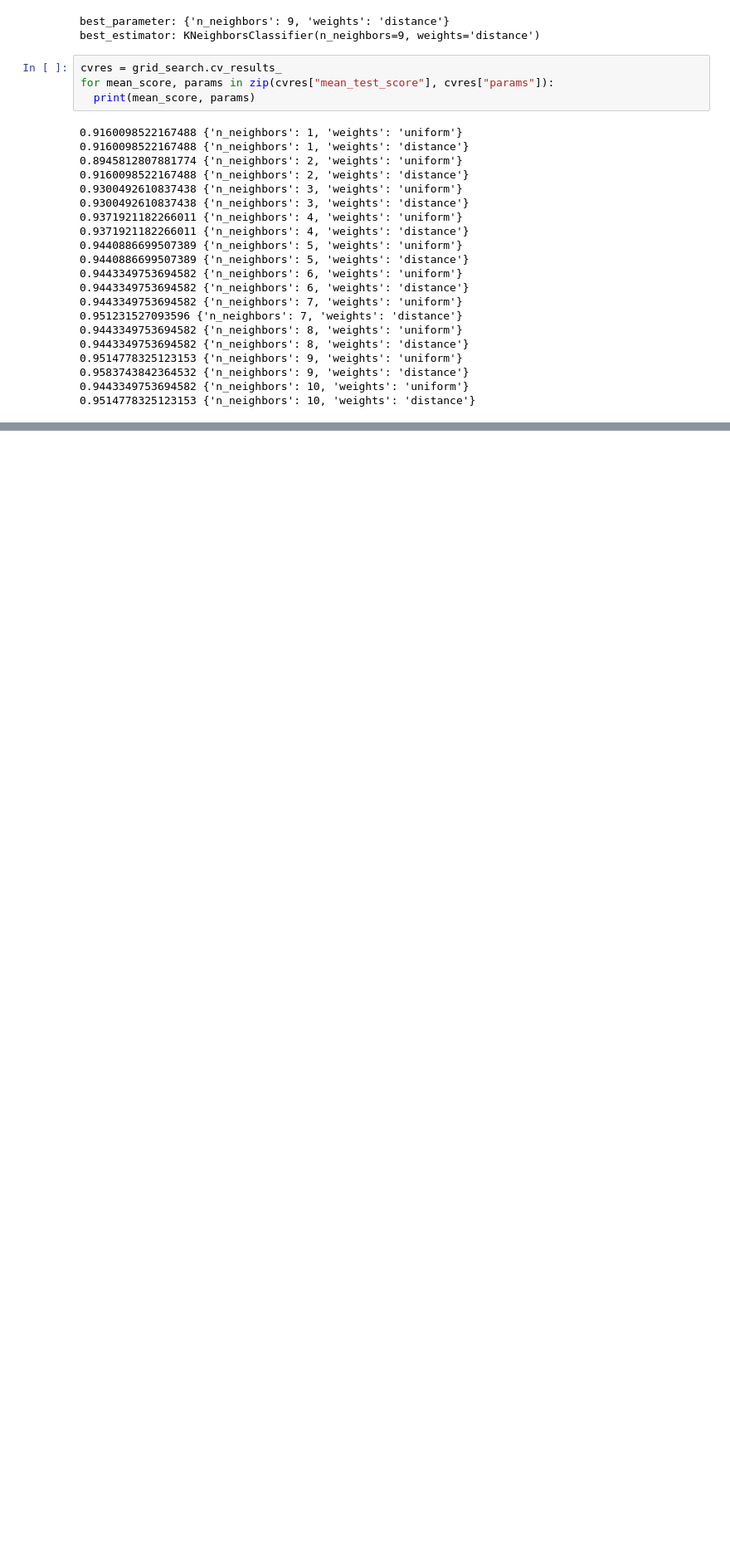
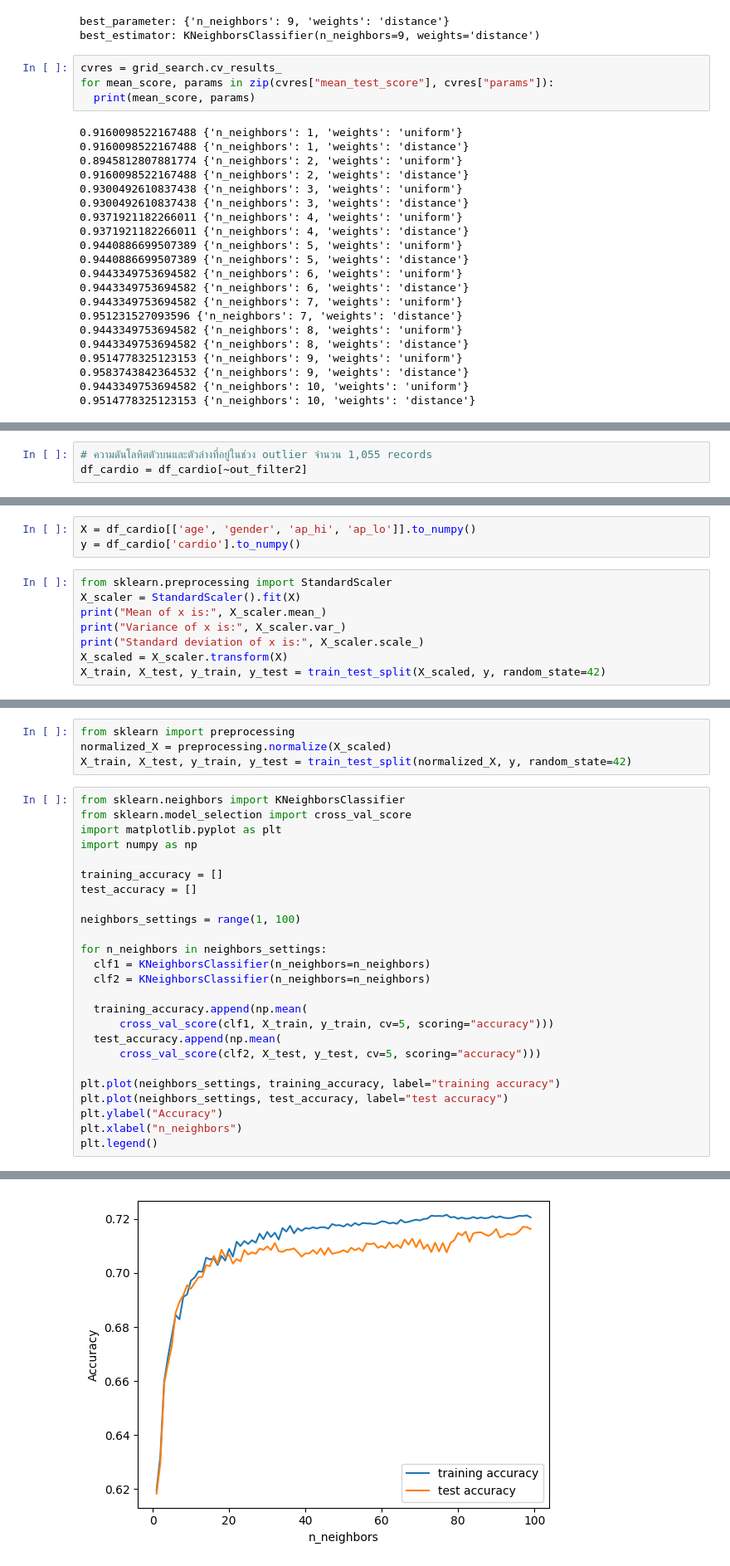
Before and after one commit to Saharuth/MachineLearning, a Jupyter notebook: MNIST/KNeighborsClassifier.ipynb, the cells around one changed output, grey strips where cells are left out. Shown at 83% size. Cells and saved outputs as stored; diff of their text form; blank space fills up the shorter version.

```diff
--- a/MNIST/KNeighborsClassifier.ipynb
+++ b/MNIST/KNeighborsClassifier.ipynb
@@ -287,0 +372,3 @@ for mean_score, params in zip(cvres["mean_test_score"], cvres["params"]):
+# %%
+# ความดันโลหิตตัวบนและตัวล่างที่อยู่ในช่วง outlier จำนวน 1,055 records
+df_cardio = df_cardio[~out_filter2]
@@ -287,0 +445,11 @@ for mean_score, params in zip(cvres["mean_test_score"], cvres["params"]):
+# %%
+X = df_cardio[['age', 'gender', 'ap_hi', 'ap_lo']].to_numpy()
+y = df_cardio['cardio'].to_numpy()
+# %%
+from sklearn.preprocessing import StandardScaler
+X_scaler = StandardScaler().fit(X)
+print("Mean of x is:", X_scaler.mean_)
+print("Variance of x is:", X_scaler.var_)
+print("Standard deviation of x is:", X_scaler.scale_)
+X_scaled = X_scaler.transform(X)
+X_train, X_test, y_train, y_test = train_test_split(X_scaled, y, random_state=42)
@@ -287,0 +466,30 @@ for mean_score, params in zip(cvres["mean_test_score"], cvres["params"]):
+# %%
+from sklearn import preprocessing
+normalized_X = preprocessing.normalize(X_scaled)
+X_train, X_test, y_train, y_test = train_test_split(normalized_X, y, random_state=42)
+# %%
+from sklearn.neighbors import KNeighborsClassifier
+from sklearn.model_selection import cross_val_score
+import matplotlib.pyplot as plt
+import numpy as np
+
+training_accuracy = []
+test_accuracy = []
+
+neighbors_settings = range(1, 100)
+
+for n_neighbors in neighbors_settings:
+  clf1 = KNeighborsClassifier(n_neighbors=n_neighbors)
+  clf2 = KNeighborsClassifier(n_neighbors=n_neighbors)
+
+  training_accuracy.append(np.mean(
+      cross_val_score(clf1, X_train, y_train, cv=5, scoring="accuracy")))
+  test_accuracy.append(np.mean(
+      cross_val_score(clf2, X_test, y_test, cv=5, scoring="accuracy")))
+
+plt.plot(neighbors_settings, training_accuracy, label="training accuracy")
+plt.plot(neighbors_settings, test_accuracy, label="test accuracy")
+plt.ylabel("Accuracy")
+plt.xlabel("n_neighbors")
+plt.legend()
+# %% [output]
@@ -287,0 +497 @@ for mean_score, params in zip(cvres["mean_test_score"], cvres["params"]):
+[figure, added]
```
Also changed, not shown: parts of 29 cells of this notebook.
